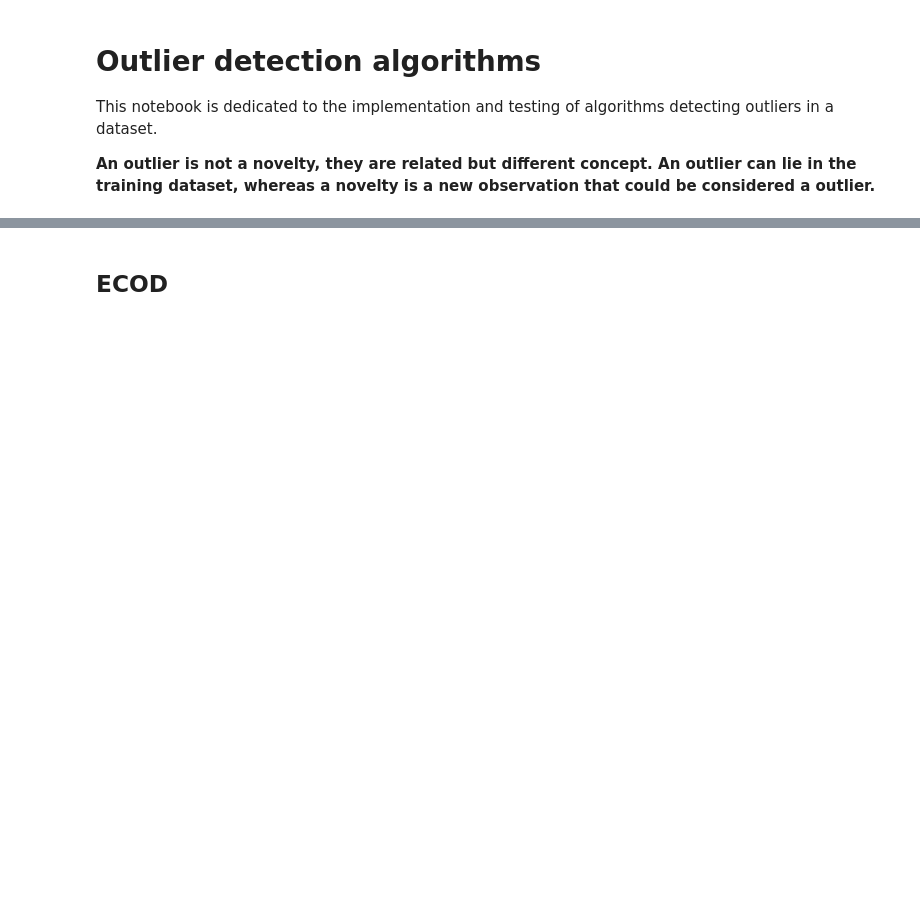
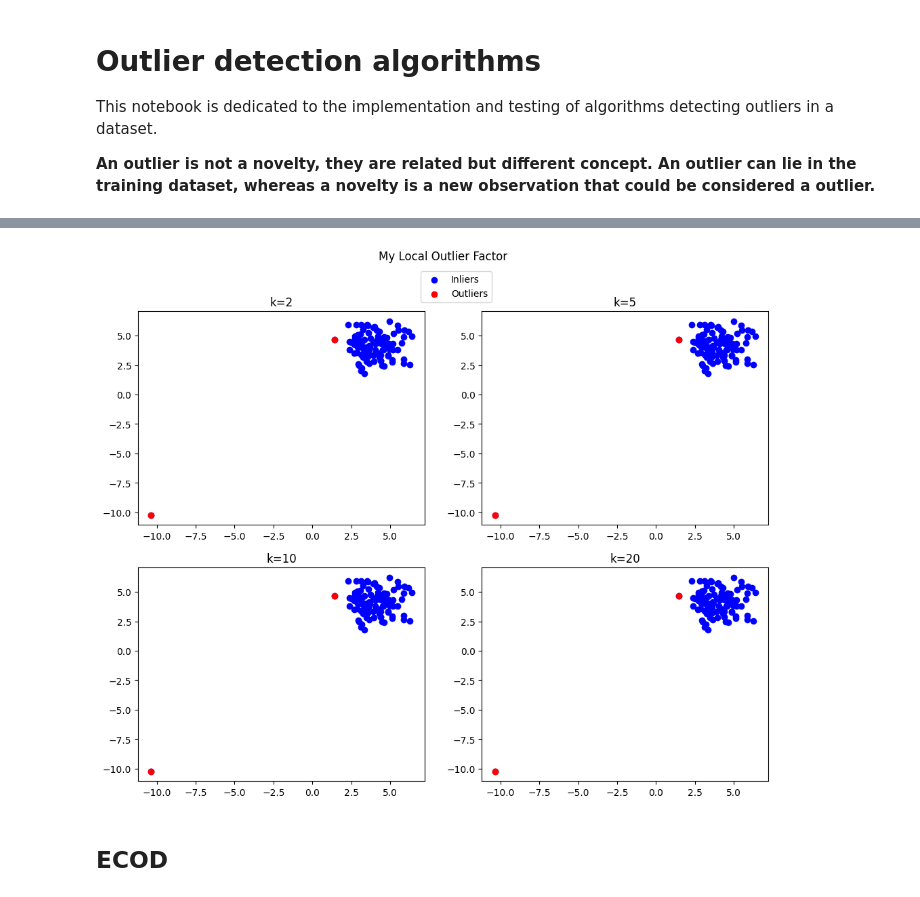
Before and after one commit to roomate/ML_from_scratch, a Jupyter notebook: outlier_detection.ipynb, the cells around one changed output, grey strips where cells are left out. Cells and saved outputs as stored; diff of their text form; code cells hidden in the pictures; blank space fills up the shorter version.

```diff
--- a/outlier_detection.ipynb
+++ b/outlier_detection.ipynb
@@ -302,0 +340,75 @@ Convergence in 122 iterations.
+# %%
+import numpy as np
+import matplotlib.pyplot as plt
+from dataclasses import dataclass
+from sklearn.neighbors import LocalOutlierFactor
+
+@dataclass
+class LOF(object):
+    k: int #Number of nearest neighbors
+    epsilon: float=1
+
+    def fit(self, X: np.ndarray):
+        self.X=X
+        n=len(X)
+        assert self.k<n, "Number of nearest neighbours should be less than n."
+        assert self.k>=1
+        idx_row=np.arange(n)[:,None]
+        Gram=np.linalg.norm(X[None]-X[:,None], axis=-1)
+        Gram[np.arange(n), np.arange(n)]=np.inf
+        NN=np.argpartition(Gram, axis=-1, kth=self.k)[:,:self.k]
+        k_dist=np.max(Gram[idx_row, NN], axis=-1)
+        reach_dist=np.maximum(k_dist[NN], Gram[idx_row, NN])
+        self.lrd=self.k / np.sum(reach_dist, axis=-1)
+        self.LOF=1/self.k * np.sum(self.lrd[NN], axis=-1) / self.lrd
+        self.outliers=np.where(self.LOF>1+self.epsilon)[0]
+        return self.outliers
+
+    def predict(self, x):
+        n=len(x)
+        idx_row=np.arange(n)[:,None]
+        dist=np.linalg.norm(x[:,None] - self.X[None], axis=-1)
+        NN=np.argpartition(dist, axis=-1, kth=self.k)[:,:self.k]
+        k_dist=np.max(dist[idx_row, NN], axis=-1)
+        reach_dist=np.maximum(k_dist[NN], dist[idx_row, NN])
+        lrd = self.k / np.sum(reach_dist, axis=-1)
+        LOF = 1/self.k * np.sum(self.lrd[NN], axis=-1) / lrd
+        return np.where(LOF>1+self.epsilon)[0]
+
+np.random.seed(0)
+## My LOF
+k=3
+N=100
+lof=LOF(k=k)
+X_train=np.random.randn(N, 2)+4
+X_train=np.concatenate((X_train, np.random.randn(1, 2)-10), axis=0)
+
+outliers=lof.fit(X_train)
+print("k={0}".format(k))
+print("----------------------------My LOF---------------------------")
+print('Outliers are', np.sort(outliers))
+## Sklean LOF
+print("--------------------------Sklearn LOF------------------------")
+sk_lof=LocalOutlierFactor(n_neighbors=k, p=2)
+outliers=sk_lof.fit_predict(X_train)
+outliers=np.where(outliers==-1)[0]
+print('Outliers are', np.sort(outliers))
+
+K=[2, 5, 10, 20]
+fig, axes=plt.subplots(nrows=2, ncols=2, figsize=(12, 9))
+
+color=("blue", "red")
+
+fig.suptitle("My Local Outlier Factor")
+
+for i, k in enumerate(K):
+    sk_lof.k=k
+    outliers=lof.fit(X_train)
+
+    ## Display data
+    axes[i//2, i%2].scatter(X_train[:,0], X_train[:,1], label="Inliers", color=color[0])
+    axes[i//2, i%2].scatter(X_train[outliers,0], X_train[outliers,1], label="Outliers", color=color[1])
+    axes[i//2, i%2].set_title("k={0}".format(k))
+axes[0,0].legend(bbox_to_anchor=(1.25, 1.21))
+plt.show()
+# %% [output]
@@ -303,2 +420,3 @@ Convergence in 122 iterations.
+[figure, added]
 # %% [markdown]
 ## ECOD
```
Also changed, not shown: parts of 4 cells of this notebook, 1 other file.
